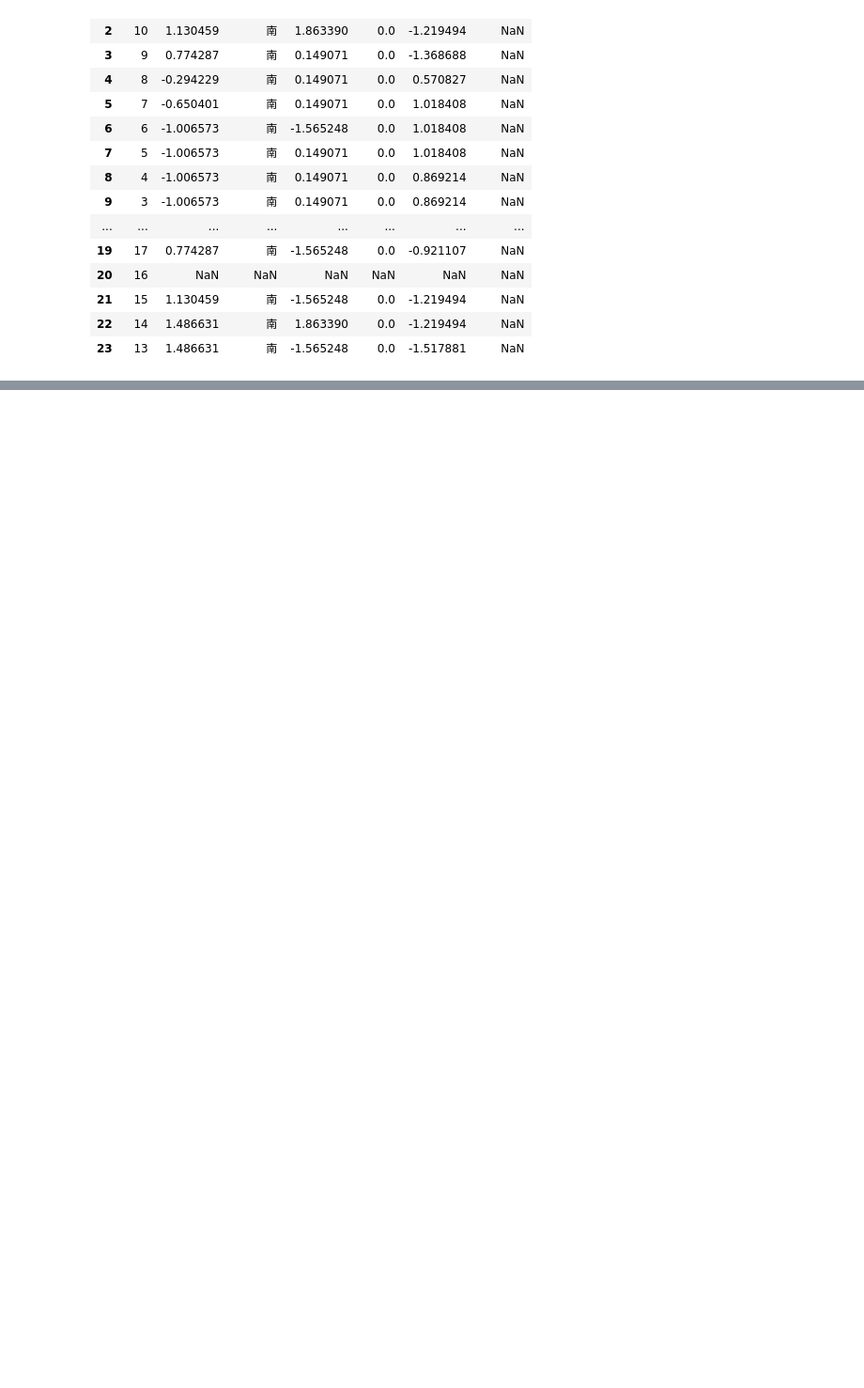
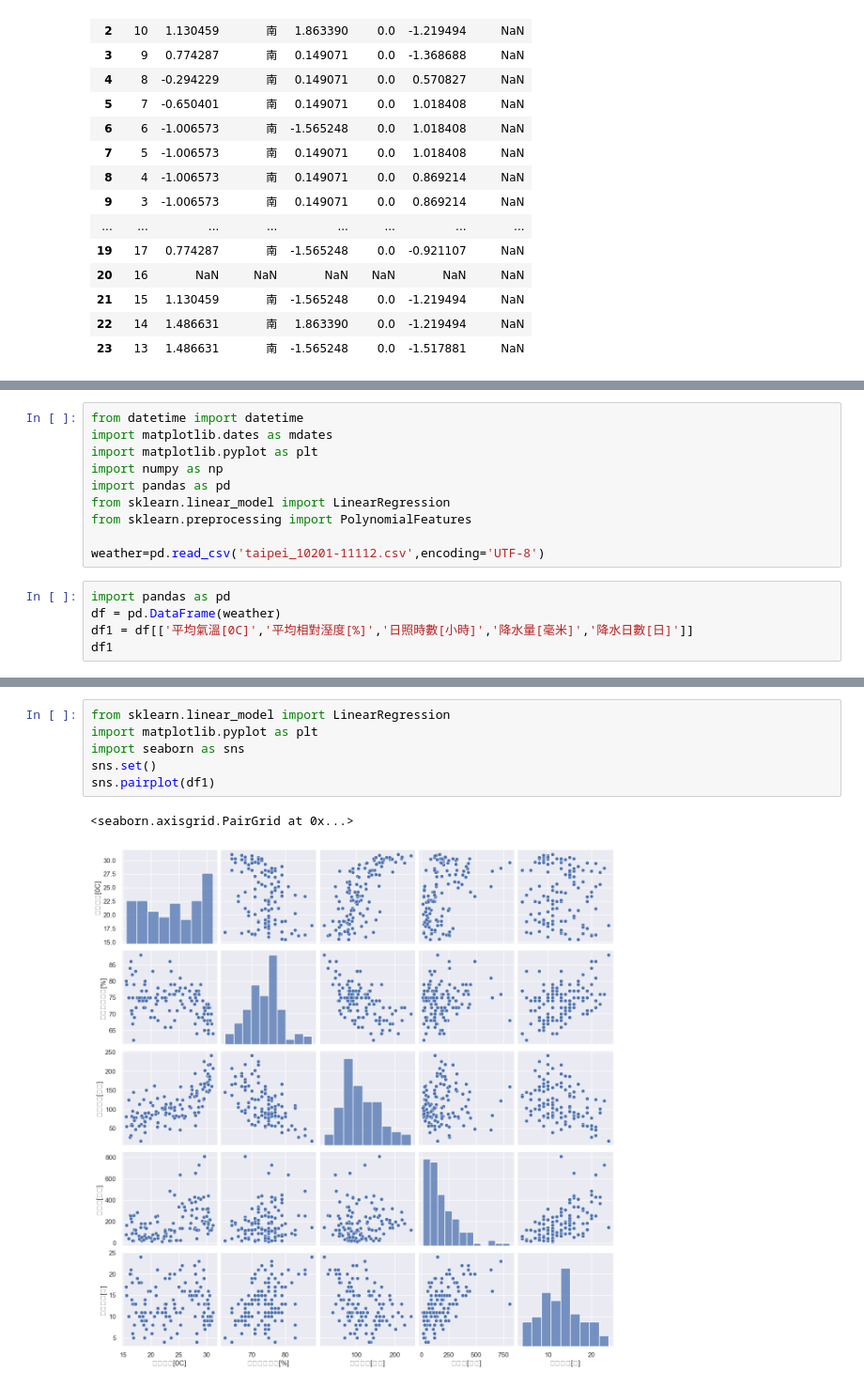
Before and after one commit to Kai-Chng-Yang/sideProject, a Jupyter notebook: AQI_0602/test.ipynb, the cells around one changed output, grey strips where cells are left out. Shown at 94% size. Saved outputs shown, nothing was run; the diff lists cells and outputs as text; blank space fills up the shorter version.

```diff
--- a/AQI_0602/test.ipynb
+++ b/AQI_0602/test.ipynb
@@ -98,0 +67,15 @@ def tem_curve(data):
+# %%
+from datetime import datetime
+import matplotlib.dates as mdates
+import matplotlib.pyplot as plt
+import numpy as np
+import pandas as pd
+from sklearn.linear_model import LinearRegression
+from sklearn.preprocessing import PolynomialFeatures
+
+weather=pd.read_csv('taipei_10201-11112.csv',encoding='UTF-8')
+# %%
+import pandas as pd
+df = pd.DataFrame(weather)
+df1 = df[['平均氣溫[0C]','平均相對溼度[%]','日照時數[小時]','降水量[毫米]','降水日數[日]']]
+df1
@@ -98,0 +114,9 @@ def tem_curve(data):
+# %%
+from sklearn.linear_model import LinearRegression
+import matplotlib.pyplot as plt
+import seaborn as sns
+sns.set()
+sns.pairplot(df1)
+# %% [output]
+<seaborn.axisgrid.PairGrid at 0x...>
+[figure, added]
```
Also changed, not shown: parts of 6 cells of this notebook, 5 other files.
